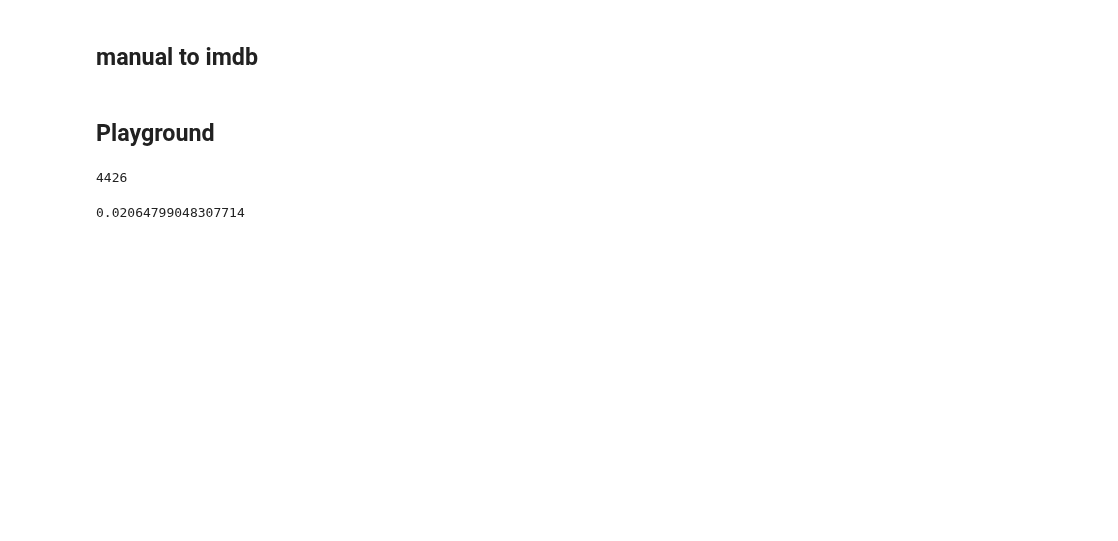
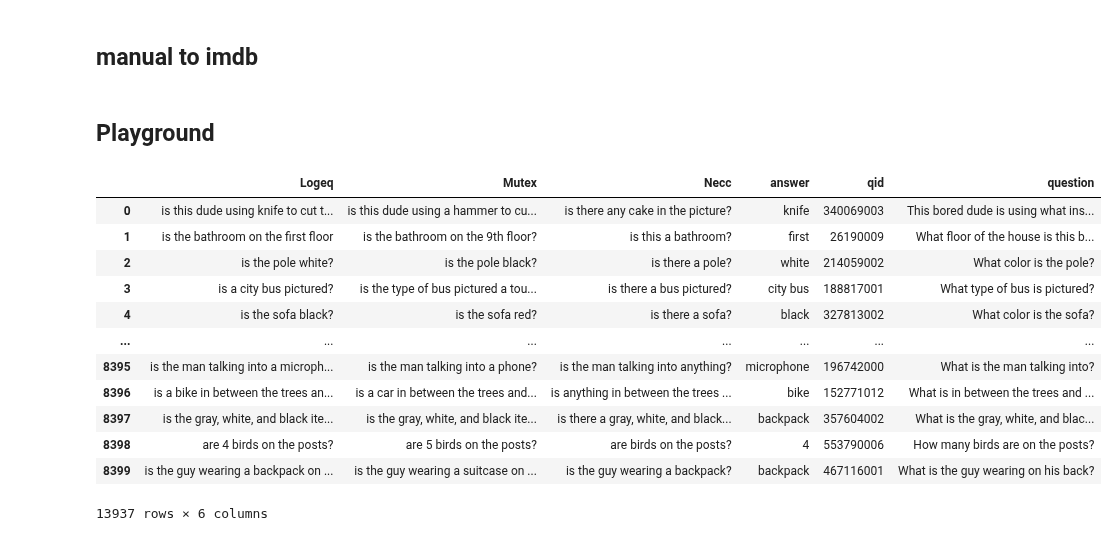
Before and after one commit to vatsalg29/btp, a Jupyter notebook: Create-modify imdb.ipynb, the cells around one changed output. Drawn from its saved outputs; the diff is of its cells as text; code cells hidden in the pictures; blank space fills up the shorter version.

```diff
--- a/Create-modify imdb.ipynb
+++ b/Create-modify imdb.ipynb
@@ -9,6 +9,10 @@ from scipy.stats import mode
 import pandas as pd
 
 from dataset_utils.text_processing import tokenize
+# %%
+in_dir = 'imdb_imps/'
+file = ''
+imdb = numpy.load(in_dir+'imdb_'+file+'2014.npy',allow_pickle=True)
 # %% [markdown]
 ## store implications in imdb
 # %%
@@ -405,5 +409,33 @@ pickle.dump(imdb_man,open('data/imdb_manual/imdb_train2014.npy','wb'))
 len(imdb_man)
 # %% [markdown]
 ## Playground
+# %%
+_list = []
+for i in range(1,13):
+
+    _1 = pd.read_excel('manAnnot/day{}_1.xlsx'.format(i),index_col=0)
+    _1.dropna(inplace=True)
+    _2 = pd.read_excel('manAnnot/day{}_2.xlsx'.format(i),index_col=0)
+    _2.dropna(inplace=True)
+    _3 = pd.read_excel('manAnnot/day{}_3.xlsx'.format(i),index_col=0)
+    _3.dropna(inplace=True)
+    _list.extend([_1,_2,_3])
+data = pd.concat(_list,sort = True)
+# %%
+data
+# %% [output]
+|  | Logeq | Mutex | Necc | answer | qid | question |
+| 0 | is this dude using knife to cut t... | is this dude using a hammer to cu... | is there any cake in the picture? | knife | 340069003 | This bored dude is using what ins... |
+| 1 | is the bathroom on the first floor | is the bathroom on the 9th floor? | is this a bathroom? | first | 26190009 | What floor of the house is this b... |
+| 2 | is the pole white? | is the pole black? | is there a pole? | white | 214059002 | What color is the pole? |
+| 3 | is a city bus pictured? | is the type of bus pictured a tou... | is there a bus pictured? | city bus | 188817001 | What type of bus is pictured? |
+| 4 | is the sofa black? | is the sofa red? | is there a sofa? | black | 327813002 | What color is the sofa? |
+| ... | ... | ... | ... | ... | ... | ... |
+| 8395 | is the man talking into a microph... | is the man talking into a phone? | is the man talking into anything? | microphone | 196742000 | What is the man talking into? |
+| 8396 | is a bike in between the trees an... | is a car in between the trees and... | is anything in between the trees ... | bike | 152771012 | What is in between the trees and ... |
+| 8397 | is the gray, white, and black ite... | is the gray, white, and black ite... | is there a gray, white, and black... | backpack | 357604002 | What is the gray, white, and blac... |
+| 8398 | are 4 birds on the posts? | are 5 birds on the posts? | are birds on the posts? | 4 | 553790006 | How many birds are on the posts? |
+| 8399 | is the guy wearing a backpack on ... | is the guy wearing a suitcase on ... | is the guy wearing a backpack? | backpack | 467116001 | What is the guy wearing on his back? |
+13937 rows × 6 columns
 # %%
 imdb_val = numpy.load('data/imdb/imdb_val2014.npy',allow_pickle=True)
@@ -410,13 +442,0 @@ imdb_val = numpy.load('data/imdb/imdb_val2014.npy',allow_pickle=True)
-# %%
-c=0
-for i in imdb_val[1:]:
-    a = mode(i['valid_answers'])[0][0]
-    if a in ['unknown','<unk>']:
-        c+=1
-c
-# %% [output]
-4426
-# %%
-c/len(imdb_val)
-# %% [output]
-0.02064799048307714
```
Also changed, not shown: parts of 4 cells of this notebook, 9 other files.
